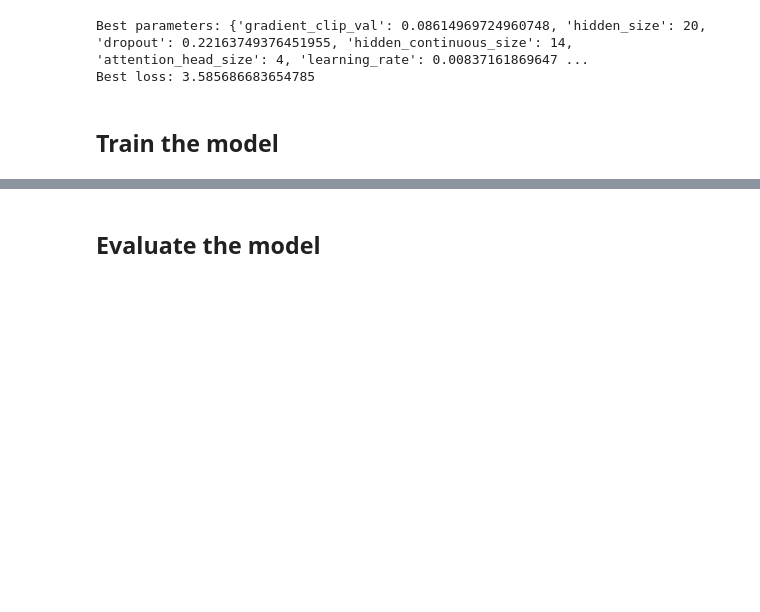
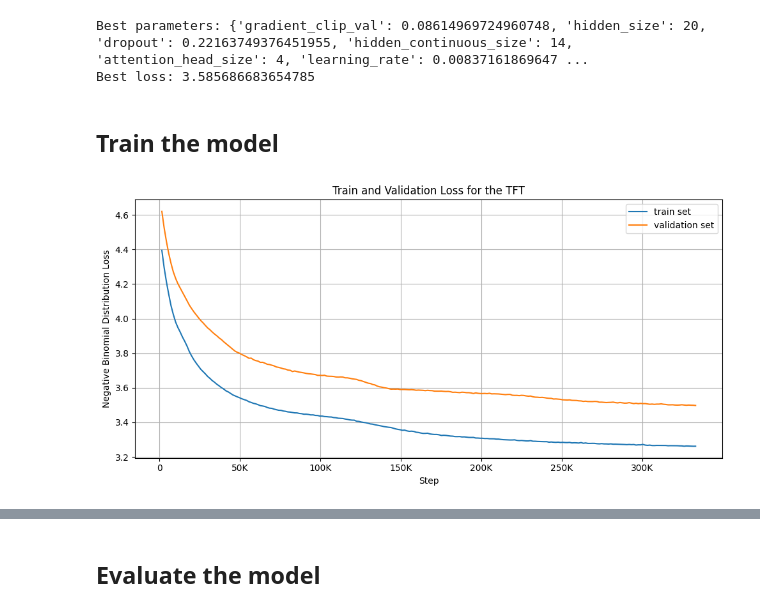
Before and after one commit to luizvalle/ieor4578_project2, a Jupyter notebook: notebooks/tft/tft_exploration4.ipynb, the cells around one changed output, grey strips where cells are left out. Drawn from its saved outputs; the diff is of its cells as text; code cells hidden in the pictures; blank space fills up the shorter version.

Commit message:
Add train and validation loss

```diff
--- a/notebooks/tft/tft_exploration4.ipynb
+++ b/notebooks/tft/tft_exploration4.ipynb
@@ -425,3 +425,23 @@ trainer = Trainer(
 )
 
 trainer.fit(tft, train_dataloader, val_and_test_dataloader)
+# %%
+train_loss = pd.read_csv('training_loss.csv')
+validation_loss = pd.read_csv('validation_loss.csv')
+
+fig, ax = plt.subplots(figsize=(10,5))
+
+train_loss.set_index('Step')['Value'].sort_index().plot(ax=ax, label='train set')
+validation_loss.set_index('Step')['Value'].sort_index().plot(ax=ax, label='validation set')
+
+ax.set_title('Train and Validation Loss for the TFT')
+ax.set_xlabel('Step')
+ax.set_ylabel('Negative Binomial Distribution Loss')
+ax.legend()
+ax.grid(True)
+make_axes_human_readable(ax, axis='x')
+
+plt.tight_layout()
+plt.show()
+# %% [output]
+[figure, added]
```
Also changed, not shown: parts of 1 cell of this notebook, 9 other files.
